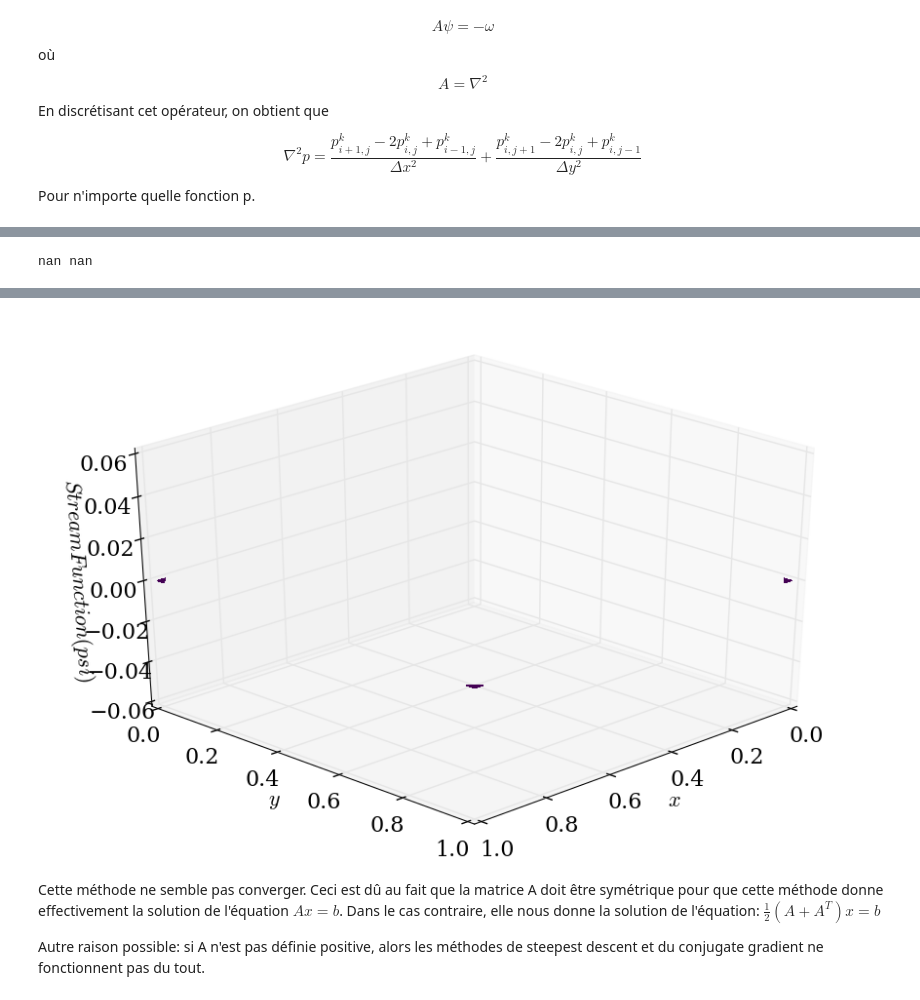
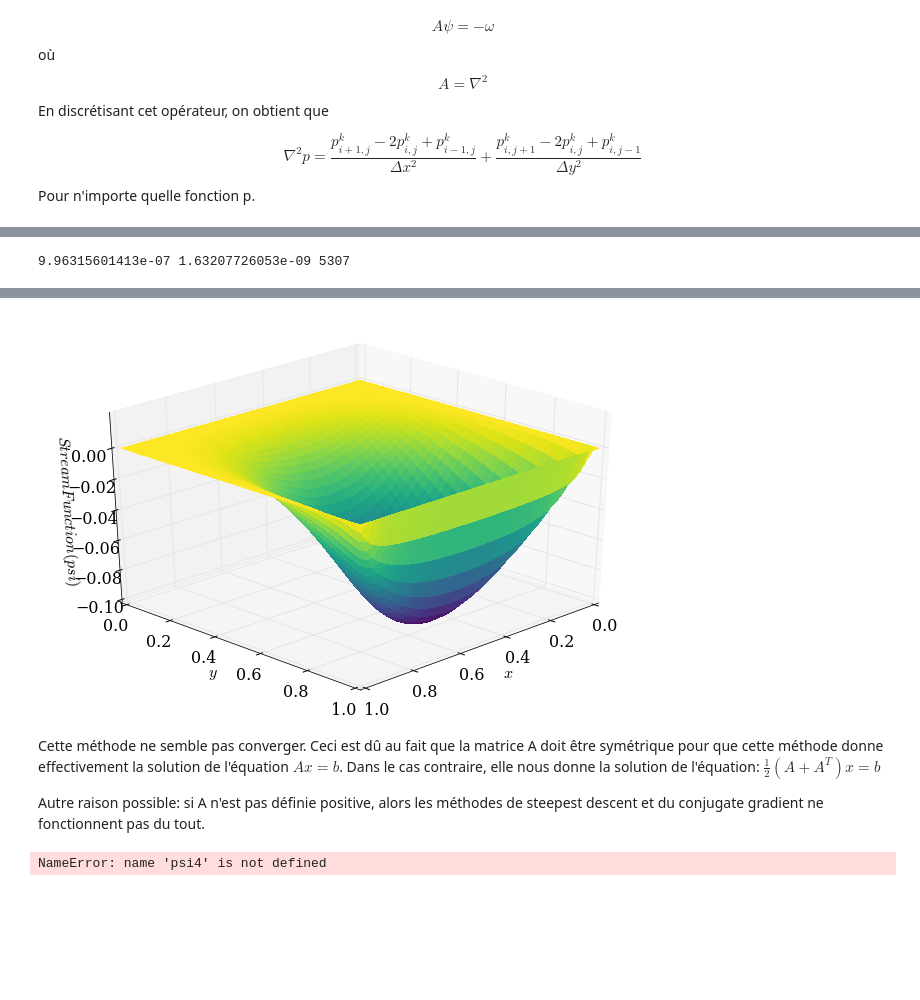
Before and after one commit to be-rays/Module5-StokesFlow, a Jupyter notebook: StokesFlow (1).ipynb, the cells around one changed output, grey strips where cells are left out. Saved outputs shown, nothing was run; the diff lists cells and outputs as text; code cells hidden in the pictures; blank space fills up the shorter version.

```diff
--- a/StokesFlow (1).ipynb
+++ b/StokesFlow (1).ipynb
@@ -464,10 +455,10 @@ The slowest run took 29.71 times longer than the fastest. This could mean that a
 x = numpy.linspace(0,1,nx)
 y = numpy.linspace(0,1,ny)
 
-w=numpy.zeros((nx,ny))
+w2=numpy.zeros((nx,ny))
 psi2=numpy.zeros((nx,ny))
-w[-1,:]=-3/dy
-psi2,iterlist,normpsilist,iterations= stokesGauss(w.copy(),psi2.copy())
+w2[-1,:]=-3/dy
+psi2,iterlist_gauss,normpsilist_gauss,iterations_gauss= stokesGauss(w2.copy(),psi2.copy())
 # %% [output]
 2120 9.944902060721704e-07 8.704372861761549e-09
 # %%
@@ -496,7 +480,7 @@ def stokesSOR(w,psi,omega):
     wn = numpy.empty_like(w)
     psin=numpy.empty_like(psi)
     iterations=0
-    normpsi_list=numpy.ones(4060)
+    normpsi_list=numpy.zeros(4060)
 
     while (l1norm_psi>l1_target or l1norm_w>l1_target):
         l1norm_w=0
@@ -550,5 +534,5 @@ y = numpy.linspace(0,1,ny)
 w=numpy.zeros((nx,ny))
 psi3=numpy.zeros((nx,ny))
 w[-1,:]=-3/dy
-psi3,w,iterlist,normpsilist,iterations= stokesSOR(w.copy(),psi3.copy(),1.18)
+psi3,w,iterlist_SOR,normpsilist_SOR,iterations_SOR= stokesSOR(w.copy(),psi3.copy(),1.4345)
 # %% [output]
@@ -562,10 +546,10 @@ The slowest run took 24.05 times longer than the fastest. This could mean that a
 x = numpy.linspace(0,1,nx)
 y = numpy.linspace(0,1,ny)
 
-w=numpy.zeros((nx,ny))
+w3=numpy.zeros((nx,ny))
 psi3=numpy.zeros((nx,ny))
-w[:,-1]=-3/dy
-psi3,w,iterlist,normpsilist,iterations= stokesSOR(w.copy(),psi.copy(),1.18)
+w3[:,-1]=-3/dy
+psi3,w3,iterlist_SOR,normpsilist_SOR,iterations_SOR= stokesSOR(w3.copy(),psi3.copy(),1.4345)
 plot_3D(x,y,psi3)
 numpy.round(psi3[32,::8], 4)
 colormap(x,y,psi3)
@@ -662,20 +724,24 @@ def steep_des(w,psi):
 # %%
 x = numpy.linspace(0,1,nx)
 y = numpy.linspace(0,1,ny)
 
-w=numpy.zeros((nx,ny))
-psi4=numpy.zeros((nx,ny))
-w[-1,:]=-3/dy
-plot_3D(x,y,psi4)
+w5=numpy.zeros((nx,ny))
+psi5=numpy.zeros((nx,ny))
+w5[-1,:]=-3/dy
+plot_3D(x,y,psi5)
 
-psi4= steep_des(w.copy(),psi4.copy())
-plot_3D(x,y,psi4)
+psi5= steep_des(w5.copy(),psi5.copy())
+plot_3D(x,y,psi5)
 # %% [output]
-nan nan
+9.96315601413e-07 1.63207726053e-09 5307
 [figure]
-[figure, old version]
+[figure, new version]
 # %% [markdown]
 Cette méthode ne semble pas converger. Ceci est dû au fait que la matrice A doit être symétrique pour que cette méthode donne effectivement la solution de l'équation $Ax=b$. Dans le cas contraire, elle nous donne la solution de l'équation:
 $\frac{1}{2}(A+A^{T})x=b$
 
 Autre raison possible: si A n'est pas définie positive, alors les méthodes de steepest descent et du conjugate gradient ne fonctionnent pas du tout.
+# %%
+round(numpy.max(numpy.abs(psi4[1:-1,1:-1])),4)
+# %% [output]
+NameError: name 'psi4' is not defined
```
Also changed, not shown: parts of 25 cells of this notebook.
